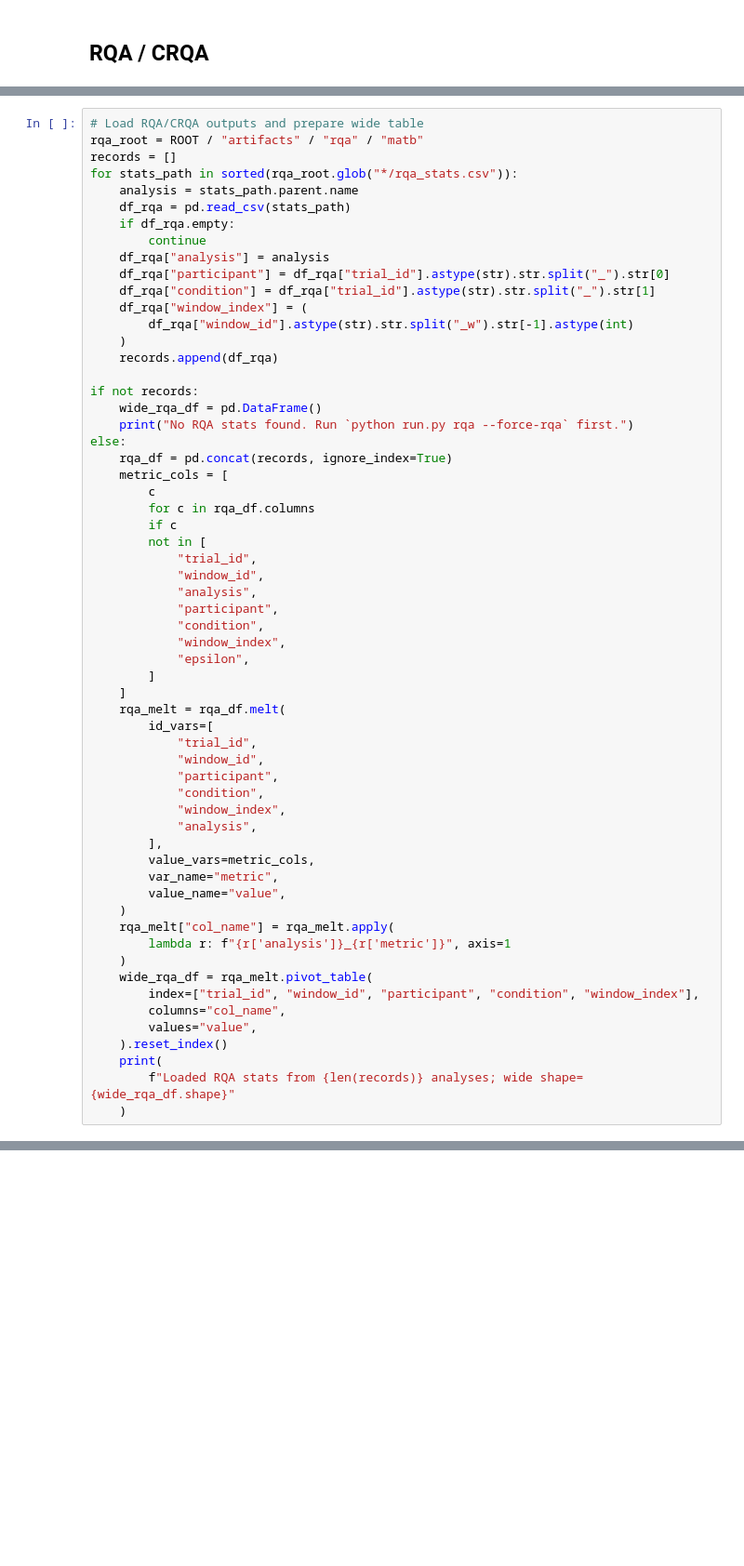
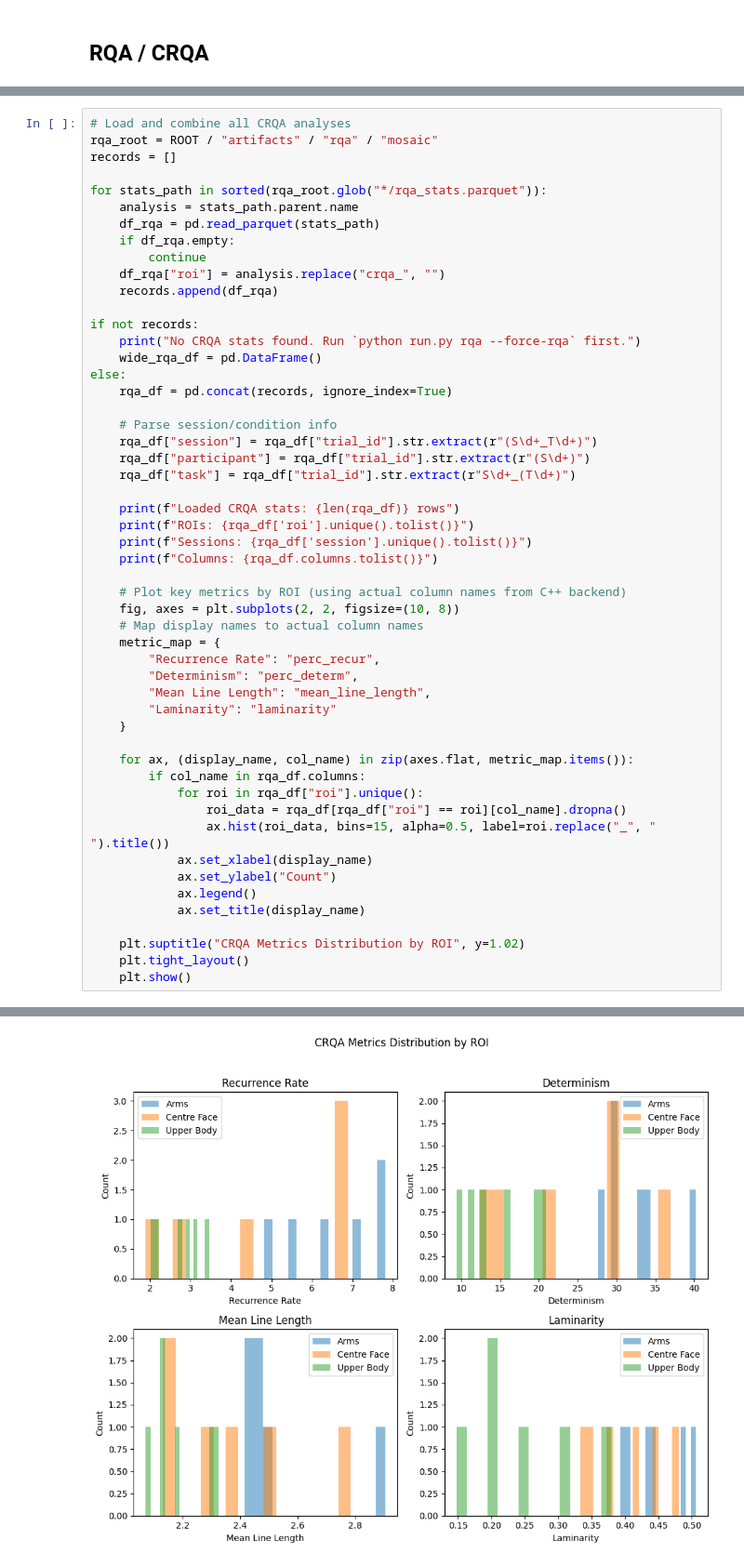
Before and after one commit to MInD-Laboratory/Pose-Dynamics, a Jupyter notebook: examples/case_study_2_mosaic/tutorial.ipynb, the cells around one changed output, grey strips where cells are left out. Shown at 93% size. Cells and saved outputs as stored; diff of their text form; blank space fills up the shorter version.

```diff
--- a/examples/case_study_2_mosaic/tutorial.ipynb
+++ b/examples/case_study_2_mosaic/tutorial.ipynb
@@ -476,61 +432,53 @@ plt.show()
 # %%
-# Load RQA/CRQA outputs and prepare wide table
-rqa_root = ROOT / "artifacts" / "rqa" / "matb"
+# Load and combine all CRQA analyses
+rqa_root = ROOT / "artifacts" / "rqa" / "mosaic"
 records = []
-for stats_path in sorted(rqa_root.glob("*/rqa_stats.csv")):
+
+for stats_path in sorted(rqa_root.glob("*/rqa_stats.parquet")):
     analysis = stats_path.parent.name
-    df_rqa = pd.read_csv(stats_path)
+    df_rqa = pd.read_parquet(stats_path)
     if df_rqa.empty:
         continue
-    df_rqa["analysis"] = analysis
-    df_rqa["participant"] = df_rqa["trial_id"].astype(str).str.split("_").str[0]
-    df_rqa["condition"] = df_rqa["trial_id"].astype(str).str.split("_").str[1]
-    df_rqa["window_index"] = (
-        df_rqa["window_id"].astype(str).str.split("_w").str[-1].astype(int)
-    )
+    df_rqa["roi"] = analysis.replace("crqa_", "")
     records.append(df_rqa)
 
 if not records:
+    print("No CRQA stats found. Run `python run.py rqa --force-rqa` first.")
     wide_rqa_df = pd.DataFrame()
-    print("No RQA stats found. Run `python run.py rqa --force-rqa` first.")
 else:
     rqa_df = pd.concat(records, ignore_index=True)
-    metric_cols = [
-        c
-        for c in rqa_df.columns
-        if c
-        not in [
-            "trial_id",
-            "window_id",
-            "analysis",
-            "participant",
-            "condition",
-            "window_index",
-            "epsilon",
-        ]
-    ]
-    rqa_melt = rqa_df.melt(
-        id_vars=[
-            "trial_id",
-            "window_id",
-            "participant",
-            "condition",
-            "window_index",
-            "analysis",
-        ],
-        value_vars=metric_cols,
-        var_name="metric",
-        value_name="value",
-    )
-    rqa_melt["col_name"] = rqa_melt.apply(
-        lambda r: f"{r['analysis']}_{r['metric']}", axis=1
-    )
-    wide_rqa_df = rqa_melt.pivot_table(
-        index=["trial_id", "window_id", "participant", "condition", "window_index"],
-        columns="col_name",
-        values="value",
-    ).reset_index()
-    print(
-        f"Loaded RQA stats from {len(records)} analyses; wide shape={wide_rqa_df.shape}"
-    )
+
+    # Parse session/condition info
+    rqa_df["session"] = rqa_df["trial_id"].str.extract(r"(S\d+_T\d+)")
+    rqa_df["participant"] = rqa_df["trial_id"].str.extract(r"(S\d+)")
+    rqa_df["task"] = rqa_df["trial_id"].str.extract(r"S\d+_(T\d+)")
+
+    print(f"Loaded CRQA stats: {len(rqa_df)} rows")
+    print(f"ROIs: {rqa_df['roi'].unique().tolist()}")
+    print(f"Sessions: {rqa_df['session'].unique().tolist()}")
+    print(f"Columns: {rqa_df.columns.tolist()}")
+
+    # Plot key metrics by ROI (using actual column names from C++ backend)
+    fig, axes = plt.subplots(2, 2, figsize=(10, 8))
+    # Map display names to actual column names
+    metric_map = {
+        "Recurrence Rate": "perc_recur",
+        "Determinism": "perc_determ",
+        "Mean Line Length": "mean_line_length",
+        "Laminarity": "laminarity"
+    }
+
+    for ax, (display_name, col_name) in zip(axes.flat, metric_map.items()):
+        if col_name in rqa_df.columns:
+            for roi in rqa_df["roi"].unique():
+                roi_data = rqa_df[rqa_df["roi"] == roi][col_name].dropna()
+                ax.hist(roi_data, bins=15, alpha=0.5, label=roi.replace("_", " ").title())
+            ax.set_xlabel(display_name)
+            ax.set_ylabel("Count")
+            ax.legend()
+            ax.set_title(display_name)
+
+    plt.suptitle("CRQA Metrics Distribution by ROI", y=1.02)
+    plt.tight_layout()
+    plt.show()
 # %% [output]
@@ -538 +489,2 @@ Loaded RQA stats from 15 analyses; wide shape=(45, 305)
+[figure, added]
 # %% [markdown]
```
Also changed, not shown: parts of 17 cells of this notebook, 6 other files.
